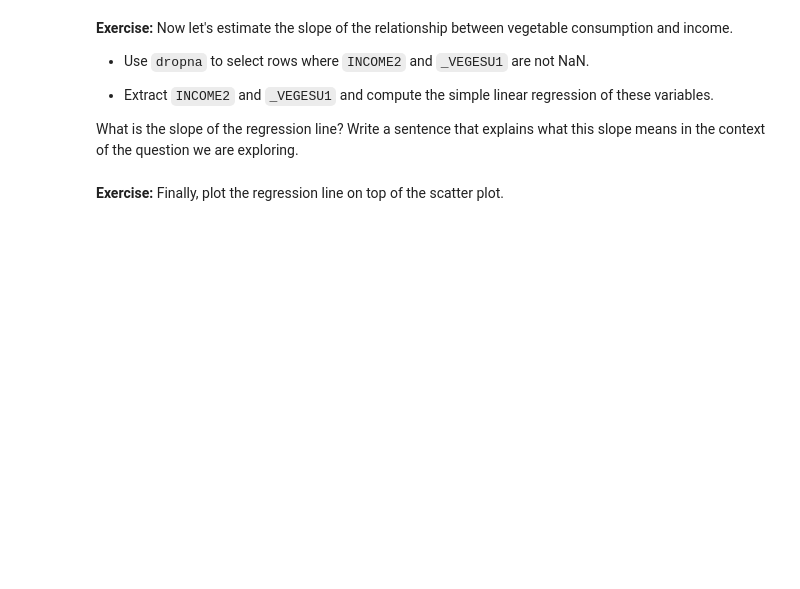
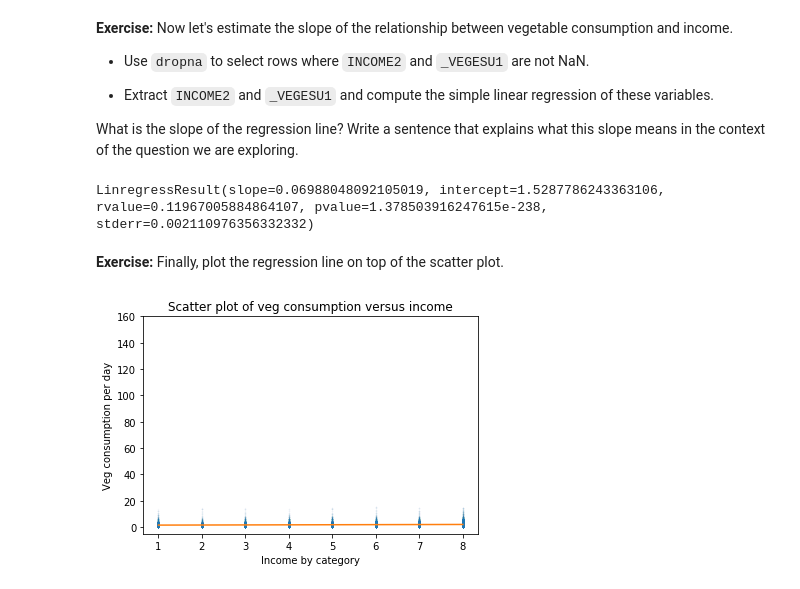
Before and after one commit to jespinozallanos/Elements_of_DS, a Jupyter notebook: Copy_of_09_relationships.ipynb, the cells around one changed output. Saved outputs shown, nothing was run; the diff lists cells and outputs as text; code cells hidden in the pictures; blank space fills up the shorter version.

```diff
--- a/Copy_of_09_relationships.ipynb
+++ b/Copy_of_09_relationships.ipynb
@@ -864,0 +921,10 @@ line?  Write a sentence that explains what this slope means in the context of th
+# %%
+# Solution goes here
+subset = brfss.dropna(subset=['INCOME2', '_VEGESU1'])
+inc_clean = subset['INCOME2']
+veg_clean = subset['_VEGESU1']
+
+res_iv = linregress(inc_clean, veg_clean)
+res_iv
+# %% [output]
+LinregressResult(slope=0.06988048092105019, intercept=1.5287786243363106, rvalue=0.11967005884864107, pvalue=1.378503916247615e-238, stderr=0.002110976356332332)
@@ -877,0 +940,16 @@ line?  Write a sentence that explains what this slope means in the context of th
+# %%
+# Solution goes here
+plt.plot(inc_clean, veg_clean, 'o', alpha=0.02, markersize=1)
+
+# Plot the line of best fit
+fx = np.array([inc_clean.min(), inc_clean.max()])
+fy = res_iv.intercept + res_iv.slope * fx
+plt.plot(fx, fy, '-')
+
+#plt.xlim([140, 200])
+plt.ylim([-5, 160])
+plt.xlabel('Income by category')
+plt.ylabel('Veg consumption per day')
+plt.title('Scatter plot of veg consumption versus income');
+# %% [output]
+[figure, added]
```
Also changed, not shown: parts of 29 cells of this notebook.
